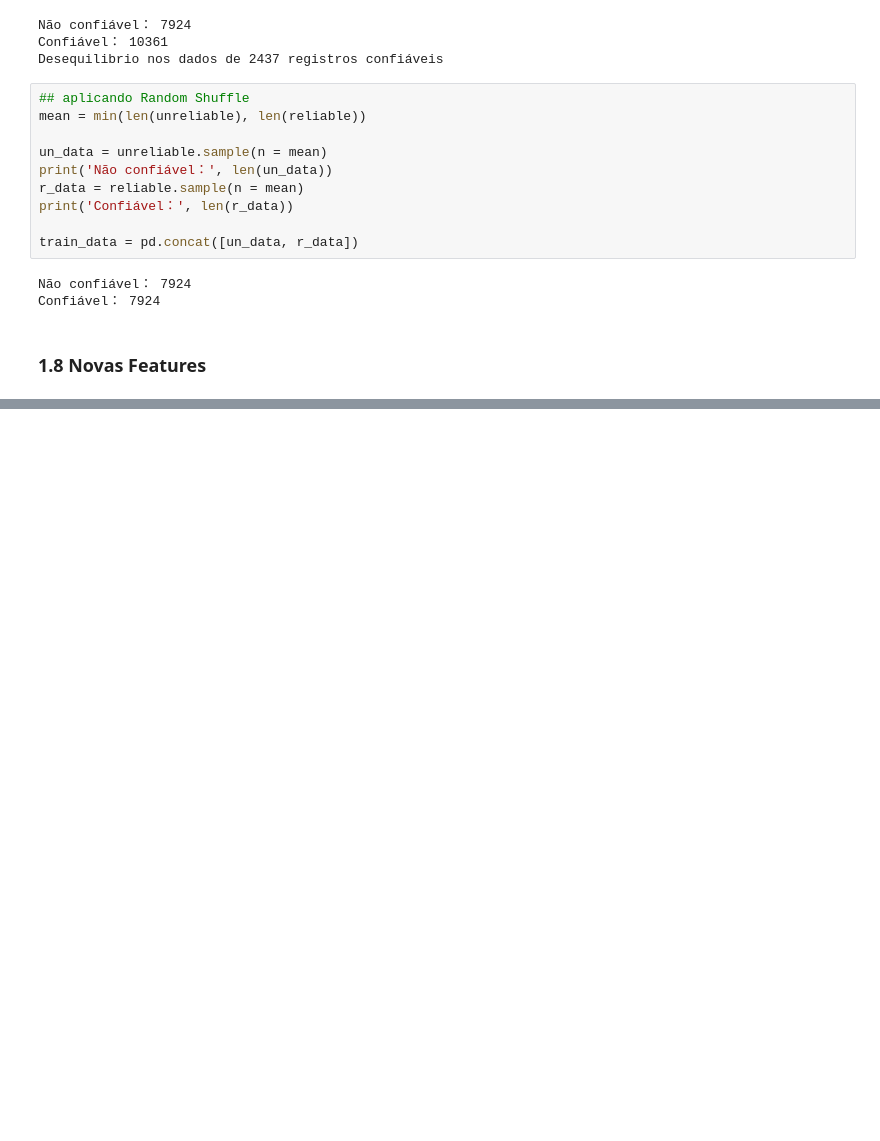
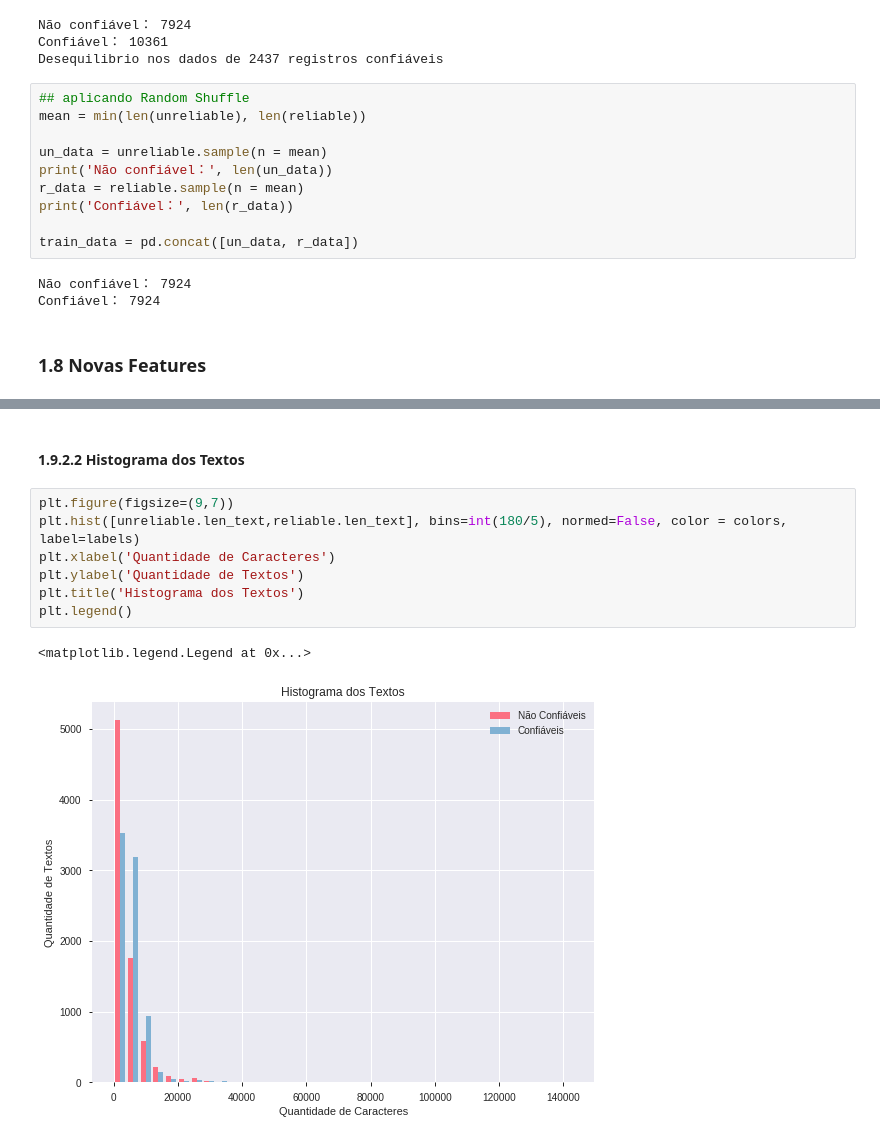
Before and after one commit to JoaoVitorBracale/fatect-news, a Jupyter notebook: Análise Exploratória.ipynb, the cells around one changed output, grey strips where cells are left out. Saved outputs shown, nothing was run; the diff lists cells and outputs as text; blank space fills up the shorter version.

```diff
--- a/Análise Exploratória.ipynb
+++ b/Análise Exploratória.ipynb
@@ -206,0 +290,13 @@ Name: len_title_author_text, dtype: float64
+# %% [markdown]
+<a id='histo_textos'></a>
+#### 1.9.2.2 Histograma dos Textos
+# %%
+plt.figure(figsize=(9,7))
+plt.hist([unreliable.len_text,reliable.len_text], bins=int(180/5), normed=False, color = colors, label=labels)
+plt.xlabel('Quantidade de Caracteres')
+plt.ylabel('Quantidade de Textos')
+plt.title('Histograma dos Textos')
+plt.legend()
+# %% [output]
+<matplotlib.legend.Legend at 0x...>
+[figure, added]
```
Also changed, not shown: parts of 17 cells of this notebook.
